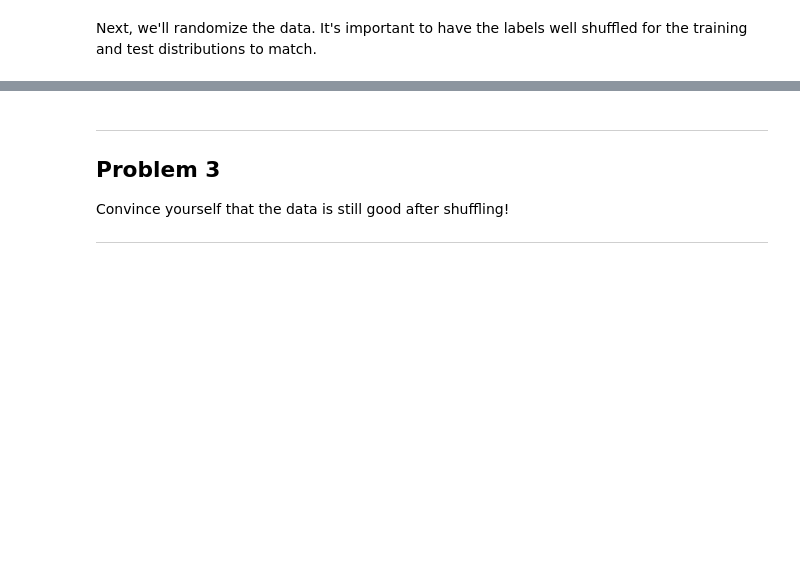
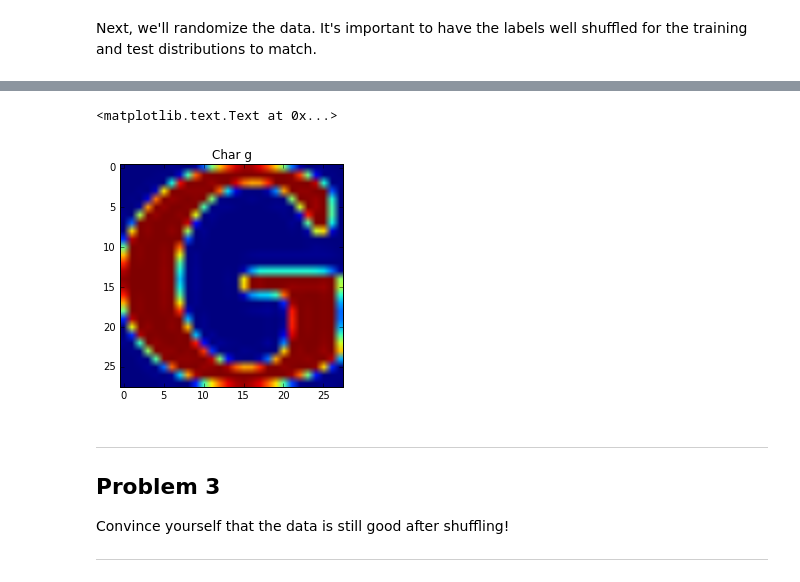
Before and after one commit to santiaago/udacity.ud730.deeplearning, a Jupyter notebook: assignments/1_notmnist.ipynb, the cells around one changed output, grey strips where cells are left out. Drawn from its saved outputs; the diff is of its cells as text; code cells hidden in the pictures; blank space fills up the shorter version.

```diff
--- a/assignments/1_notmnist.ipynb
+++ b/assignments/1_notmnist.ipynb
@@ -187,3 +199,9 @@ MemoryError:
+# %%
+plt.imshow(train_dataset[10])
+plt.title("Char " + letter(train_labels[10]))
+# %% [output]
+<matplotlib.text.Text at 0x...>
+[figure, added]
 # %% [markdown]
 ---
 Problem 3
```
Also changed, not shown: parts of 6 cells of this notebook.
